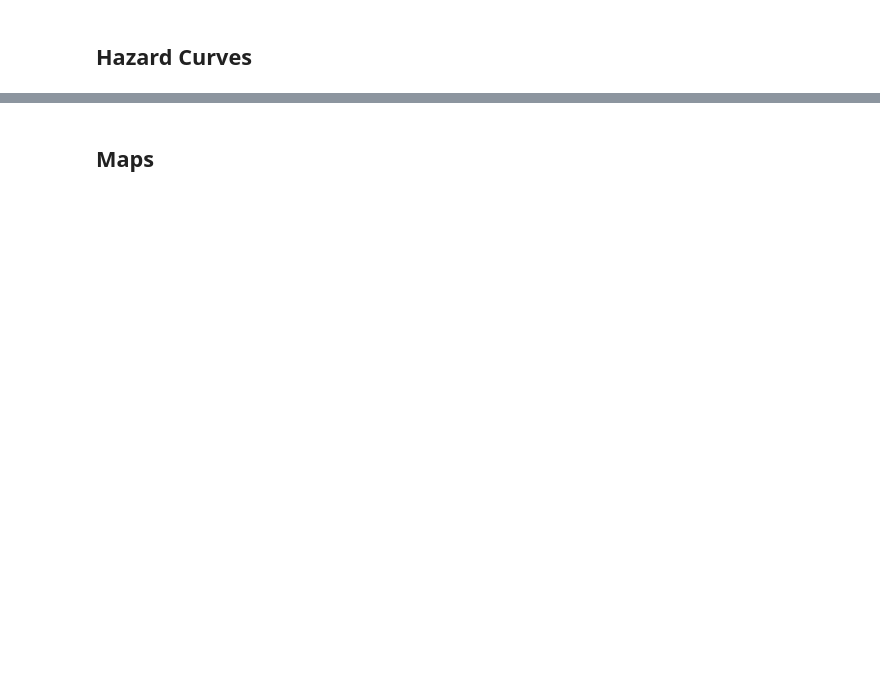
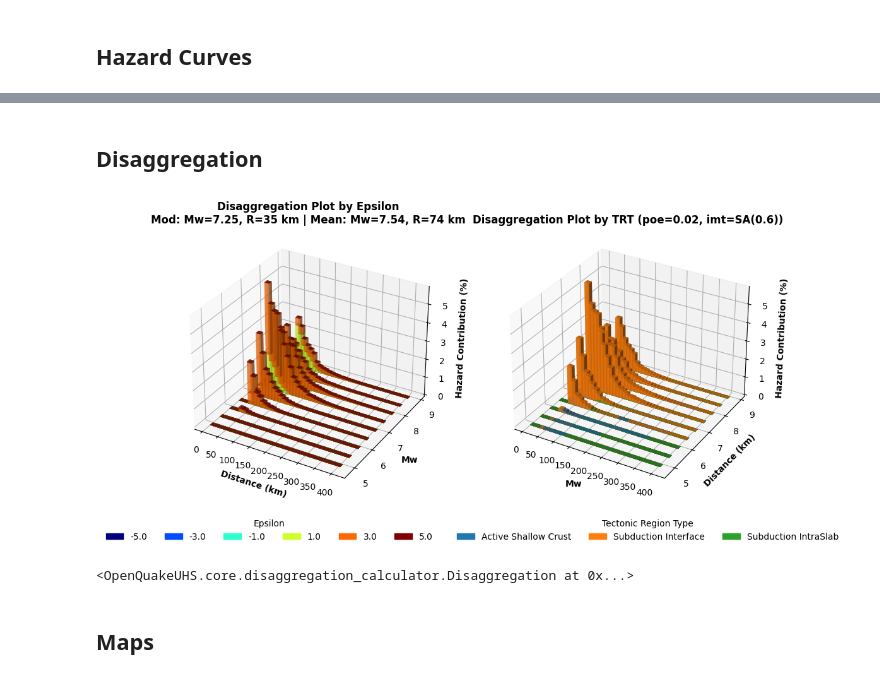
Before and after one commit to ppalacios92/OpenQuakeUHS, a Jupyter notebook: src/OpenQuakeUHS/examples/Main_Openqake_Hazard.ipynb, the cells around one changed output, grey strips where cells are left out. Drawn from its saved outputs; the diff is of its cells as text; code cells hidden in the pictures; blank space fills up the shorter version.

```diff
--- a/src/OpenQuakeUHS/examples/Main_Openqake_Hazard.ipynb
+++ b/src/OpenQuakeUHS/examples/Main_Openqake_Hazard.ipynb
@@ -135,3 +68,15 @@ Figures saved to C:\Users\ppala\OneDrive\01. Brain\01. Consultorias\071. Amenaza
+# %% [markdown]
+## Disaggregation
+# %%
+from OpenQuakeUHS.core.disaggregation_calculator import Disaggregation
+base_path = r'C:\Users\ppala\OneDrive\01. Brain\06. PeligroSismico\03. PalaciosBrain\07. OQ Models\Area_Faults_43TR_M\OQ_Outputs'
+target_poe=0.02
+target_imt='SA(0.6)'
+
+Disaggregation(base_path , target_poe , target_imt)
+# %% [output]
+[figure, added]
+<OpenQuakeUHS.core.disaggregation_calculator.Disaggregation at 0x...>
 # %% [markdown]
 ## Maps
 # %%
```
Also changed, not shown: parts of 6 cells of this notebook, 1 other file.
